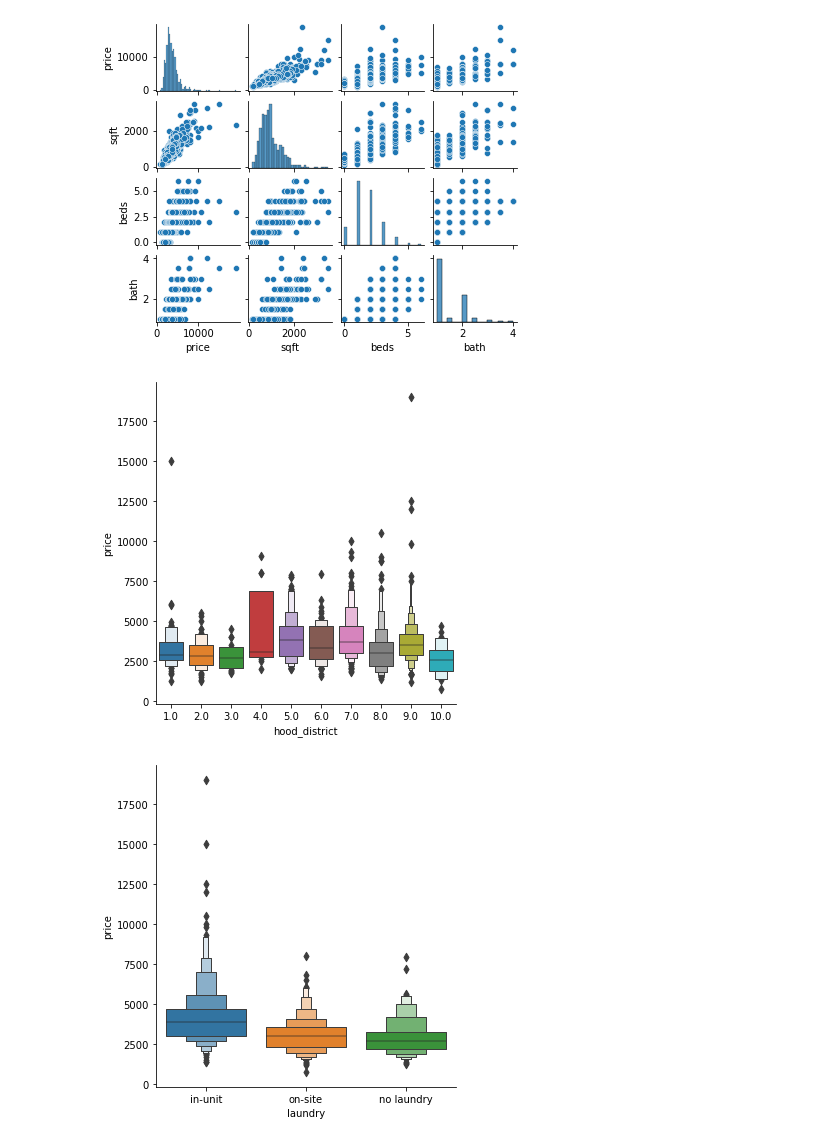
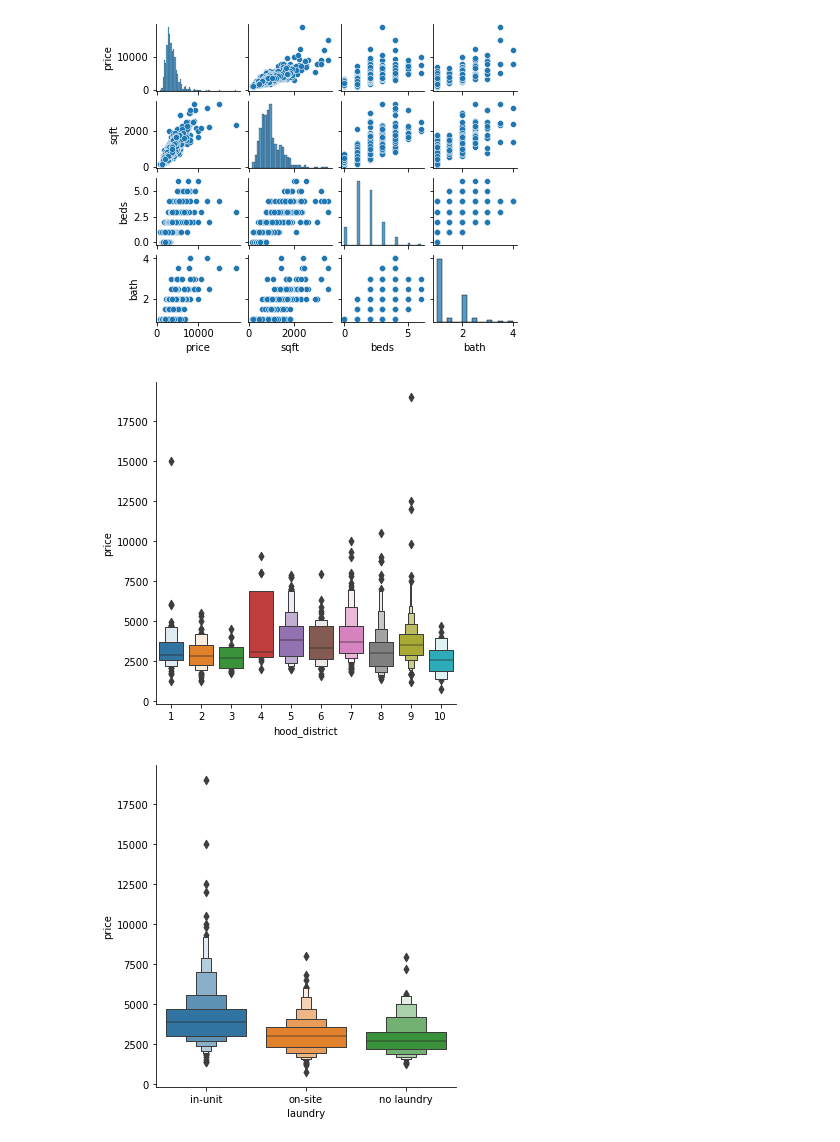
Before and after one commit to alfredjackieots/CL-housing-rent-predictions, a Jupyter notebook: regression_test.ipynb, the cells around one changed output. Saved outputs shown, nothing was run; the diff lists cells and outputs as text; code cells hidden in the pictures.

Commit message:
reformat hood_dist dtype

```diff
--- a/regression_test.ipynb
+++ b/regression_test.ipynb
@@ -16,6 +16,8 @@ from sklearn.linear_model import LinearRegression
 # %%
 sf = pd.read_csv('data_files/sf_clean.csv')
 # %%
+# Reformatting hood_district names
+sf['hood_district'] = sf['hood_district'].astype(int)
 sf['hood_district'] = sf['hood_district'].astype(str)
 # %%
 sf.info()
@@ -80,11 +82,11 @@ sns.pairplot(sf, height=1.2, aspect=1.25);
 # %%
 # Neighborhood & Price
 
-order = ['1.0', '2.0', '3.0', '4.0', '5.0', '6.0', '7.0', '8.0', '9.0', '10.0']
+order = ['1', '2', '3', '4', '5', '6', '7', '8', '9', '10']
 
 sns.catplot(x='hood_district', y='price', data=sf, order=order, kind='boxen');
 # %% [output]
-[figure, old version]
+[figure, new version]
 # %%
 # Laundry & Price
 sns.catplot(x='laundry', y='price', data=sf, kind='boxen', order=['in-unit', 'on-site', 'no laundry']);
```
Also changed, not shown: parts of 6 cells of this notebook.
